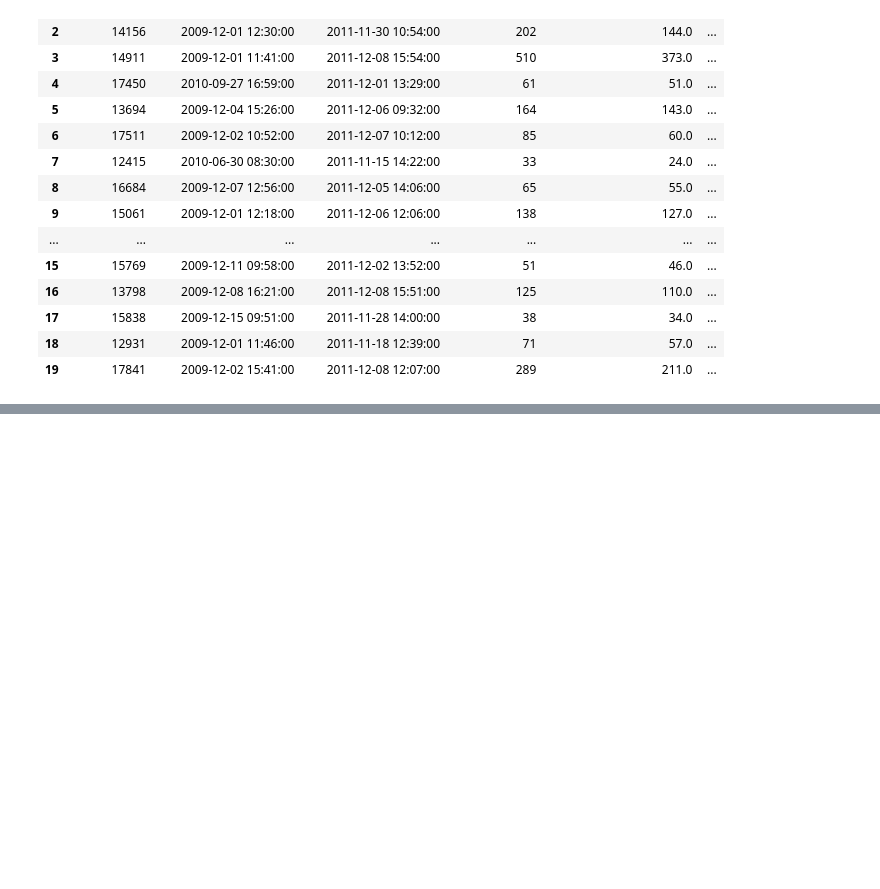
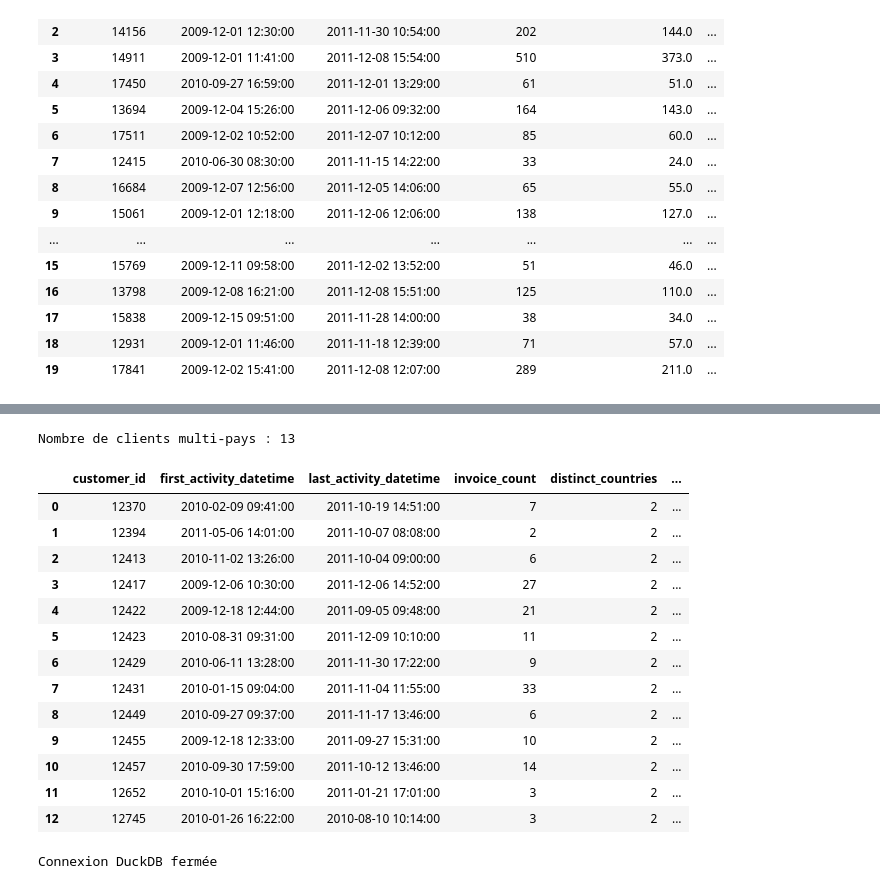
Before and after one commit to skygg-gg/customer_value_radar, a Jupyter notebook: notebooks/business_scope.ipynb, the cells around one changed output, grey strips where cells are left out. Saved outputs shown, nothing was run; the diff lists cells and outputs as text; code cells hidden in the pictures; blank space fills up the shorter version.

```diff
--- a/notebooks/business_scope.ipynb
+++ b/notebooks/business_scope.ipynb
@@ -716,0 +762,39 @@ display(customer_preview)
+# %%
+# Clients observés dans plusieurs pays
+
+multi_country_customers = connection.sql(
+    """
+    SELECT *
+    FROM dim_customers
+    WHERE is_multi_country = TRUE
+    ORDER BY customer_id
+    """
+).df()
+
+print(
+    "Nombre de clients multi-pays :",
+    len(multi_country_customers)
+)
+
+display(multi_country_customers)
+# %% [output]
+Nombre de clients multi-pays : 13
+|  | customer_id | first_activity_datetime | last_activity_datetime | invoice_count | distinct_countries | ... |
+| 0 | 12370 | 2010-02-09 09:41:00 | 2011-10-19 14:51:00 | 7 | 2 | ... |
+| 1 | 12394 | 2011-05-06 14:01:00 | 2011-10-07 08:08:00 | 2 | 2 | ... |
+| 2 | 12413 | 2010-11-02 13:26:00 | 2011-10-04 09:00:00 | 6 | 2 | ... |
+| 3 | 12417 | 2009-12-06 10:30:00 | 2011-12-06 14:52:00 | 27 | 2 | ... |
+| 4 | 12422 | 2009-12-18 12:44:00 | 2011-09-05 09:48:00 | 21 | 2 | ... |
+| 5 | 12423 | 2010-08-31 09:31:00 | 2011-12-09 10:10:00 | 11 | 2 | ... |
+| 6 | 12429 | 2010-06-11 13:28:00 | 2011-11-30 17:22:00 | 9 | 2 | ... |
+| 7 | 12431 | 2010-01-15 09:04:00 | 2011-11-04 11:55:00 | 33 | 2 | ... |
+| 8 | 12449 | 2010-09-27 09:37:00 | 2011-11-17 13:46:00 | 6 | 2 | ... |
+| 9 | 12455 | 2009-12-18 12:33:00 | 2011-09-27 15:31:00 | 10 | 2 | ... |
+| 10 | 12457 | 2010-09-30 17:59:00 | 2011-10-12 13:46:00 | 14 | 2 | ... |
+| 11 | 12652 | 2010-10-01 15:16:00 | 2011-01-21 17:01:00 | 3 | 2 | ... |
+| 12 | 12745 | 2010-01-26 16:22:00 | 2010-08-10 10:14:00 | 3 | 2 | ... |
+# %%
+connection.close()
+print("Connexion DuckDB fermée")
+# %% [output]
+Connexion DuckDB fermée
```
Also changed, not shown: parts of 3 cells of this notebook, 1 other file.
